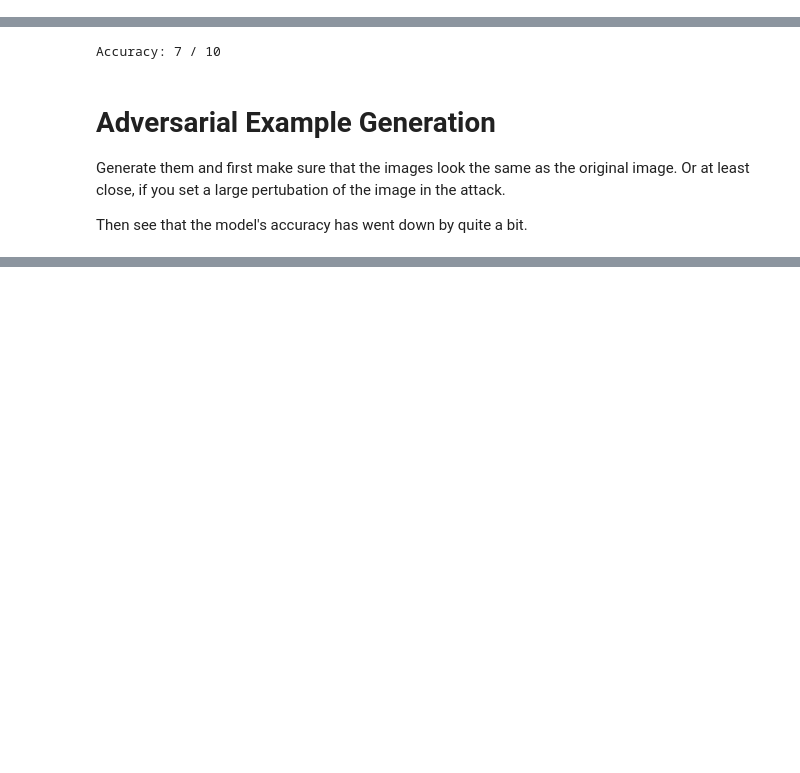
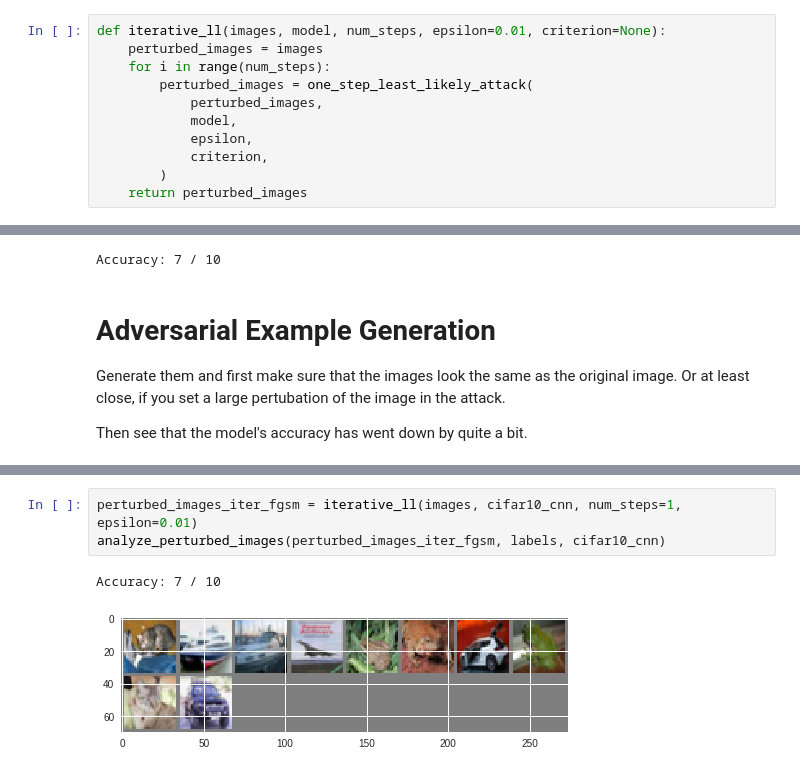
Before and after one commit to dennis-sell/pytorch-fun, a Jupyter notebook: AdversarialML_Scale.ipynb, the cells around one changed output, grey strips where cells are left out. Cells and saved outputs as stored; diff of their text form; blank space fills up the shorter version.

```diff
--- a/AdversarialML_Scale.ipynb
+++ b/AdversarialML_Scale.ipynb
@@ -82,3 +96,14 @@ def one_step_least_likely_attack(images, model, epsilon=0.0001, criterion=None):
+# %%
+def iterative_ll(images, model, num_steps, epsilon=0.01, criterion=None):
+    perturbed_images = images
+    for i in range(num_steps):
+        perturbed_images = one_step_least_likely_attack(
+            perturbed_images,
+            model,
+            epsilon,
+            criterion,
+        )
+    return perturbed_images
 # %% [markdown]
 # Choosing Models
 The paper claims that single-iteration attacks are quite transferable across models, regardless of weights or even architectures. Neverthless let's start off simple with two relatively similar models. The more advanced model has a few more layers and is trained using Batch Normalization, but it is still fundamenetally the same model.
@@ -187,0 +199,6 @@ Accuracy: 3 / 10
+# %%
+perturbed_images_iter_fgsm = iterative_ll(images, cifar10_cnn, num_steps=1, epsilon=0.01)
+analyze_perturbed_images(perturbed_images_iter_fgsm, labels, cifar10_cnn)
+# %% [output]
+Accuracy: 7 / 10
+[figure, added]
```
Also changed, not shown: parts of 11 cells of this notebook.
